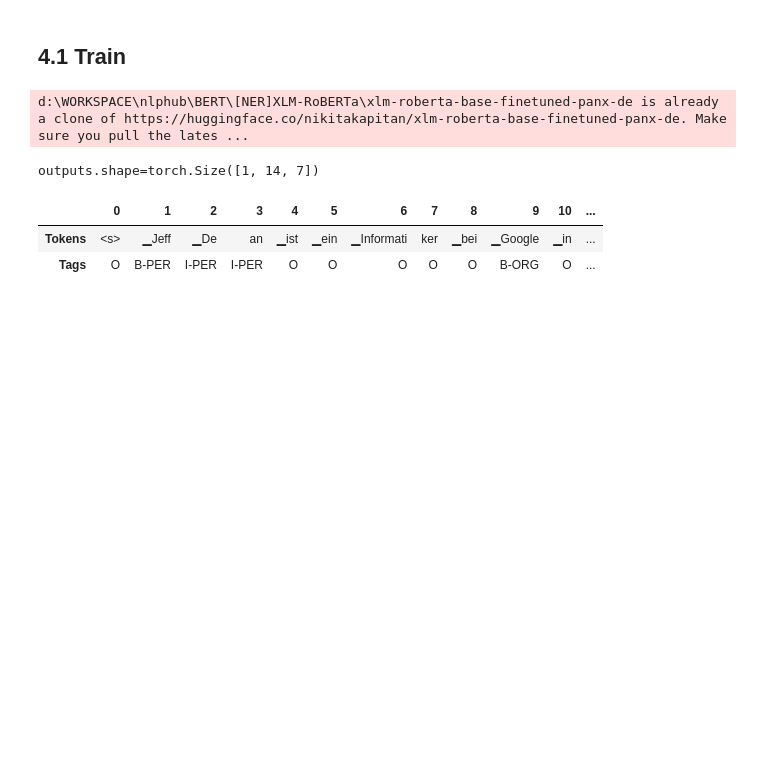
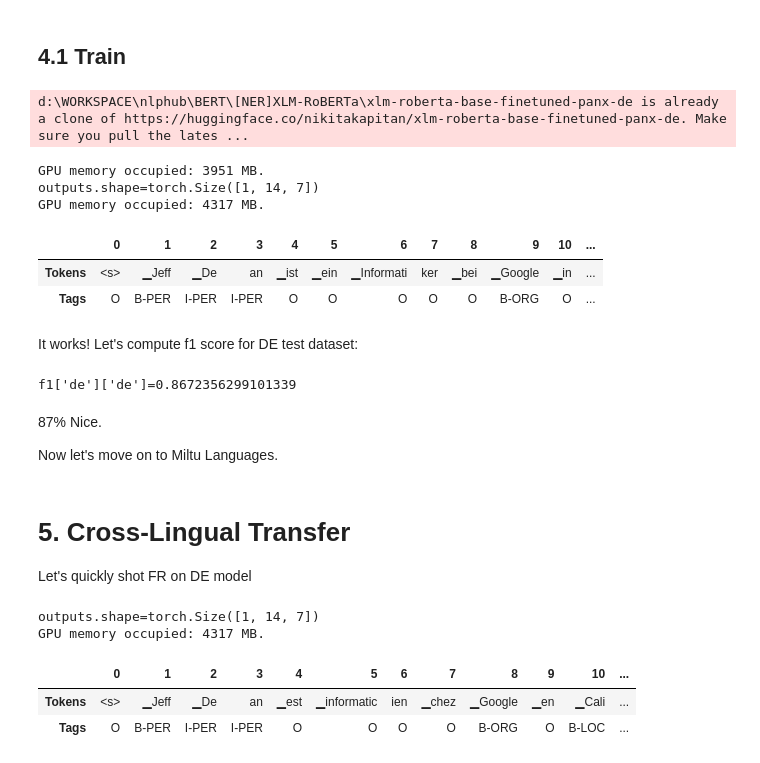
Before and after one commit to nikitakapitan/nlphub, a Jupyter notebook: BERT/[NER]XLM-RoBERTa/ner.ipynb, the cells around one changed output. Cells and saved outputs as stored; diff of their text form; code cells hidden in the pictures; blank space fills up the shorter version.

Commit message:
train FR 250

```diff
--- a/BERT/[NER]XLM-RoBERTa/ner.ipynb
+++ b/BERT/[NER]XLM-RoBERTa/ner.ipynb
@@ -77,5 +80,9 @@ def print_gpu_utilization():
 
 from collections import defaultdict
 from datasets import DatasetDict
+from transformers import Trainer
+
+device = torch.device("cuda")
+DUMMY = False
 # %%
 langs = ["de", "fr", "it", "en"] # CH languages
@@ -221,6 +218,4 @@ GPU memory occupied: 1337 MB.
 # %%
-text = "Jack Sparrow loves New Yourk!"
-
 def tag_text(text, tags, model, tokenizer):
     # text = "Jack Sparrow .."
 
@@ -231,7 +226,8 @@ def tag_text(text, tags, model, tokenizer):
     tokens = tokenizer_output.tokens()
 
     # [0, 217, 37 .. 2]|
-    input_ids = tokenizer_output.input_ids.to(device)
+    input_ids = tokenizer_output.input_ids
+    input_ids = input_ids.to(device)
 
     # [ [0.3, 0.1, 0.6] , [0.4, 0.9, 0.2] , ... [-0.5, 0.1, -0.3] ]
     outputs = model(input_ids)[0] # <- (logits, hidden_state)[0]
@@ -243,6 +239,13 @@ def tag_text(text, tags, model, tokenizer):
     # [O, B-PER, I-PER, I-PER, O, O, B-LOC, I-LOC, O, O]
     preds = [tags.names[p] for p in predictions[0].cpu().numpy()]
 
+    print_gpu_utilization()
     return pd.DataFrame([tokens, preds], index=["Tokens", "Tags"])
 
-tag_text(text, tags, xlmr_model, xlmr_tokenizer)
+if DUMMY:
+    # MyXLMRoBERTaForTokenClassification.from_pretrained(..) is inherited from RobertaPreTrainedModel
+    xlmr_model = MyXLMRoBERTaForTokenClassification.from_pretrained(
+        xlmr_model_name, config=xmlr_config).to(device)
+
+    text = "Jack Sparrow loves New Yourk!"
+    tag_text(text, tags, xlmr_model, xlmr_tokenizer)
@@ -450,8 +453,6 @@ def model_init():
 # %% [markdown]
 ## 4.1 Train
 # %%
-from transformers import Trainer
-
 trainer = Trainer(model_init=model_init,
                   args=training_args,
                   data_collator=data_collator,
@@ -466,16 +467,47 @@ if 'COLAB_GPU' in os.environ:
     trainer.push_to_hub(commit_message="Training completed!")
     trainer.save_model('colab_ner_training') # .save_model("/path/to/save")
 else:
-    model = (MyXLMRoBERTaForTokenClassification
+    trainer.model = (MyXLMRoBERTaForTokenClassification
              .from_pretrained('../../docs/colab_ner_training')
              .to(device))
 
+print_gpu_utilization()
 
 text_de = "Jeff Dean ist ein Informatiker bei Google in Kalifornien"
-tag_text(text_de, tags, model, xlmr_tokenizer)
+tag_text(text_de, tags, trainer.model, xlmr_tokenizer)
 # %% [output]
 d:\WORKSPACE\nlphub\BERT\[NER]XLM-RoBERTa\xlm-roberta-base-finetuned-panx-de is already a clone of https://huggingface.co/nikitakapitan/xlm-roberta-base-finetuned-panx-de. Make sure you pull the lates ...
+GPU memory occupied: 3951 MB.
 outputs.shape=torch.Size([1, 14, 7])
+GPU memory occupied: 4317 MB.
 |  | 0 | 1 | 2 | 3 | 4 | 5 | 6 | 7 | 8 | 9 | 10 | ... |
 | Tokens | <s> | ▁Jeff | ▁De | an | ▁ist | ▁ein | ▁Informati | ker | ▁bei | ▁Google | ▁in | ... |
 | Tags | O | B-PER | I-PER | I-PER | O | O | O | O | O | B-ORG | O | ... |
+# %% [markdown]
+It works! Let's compute f1 score for DE test dataset:
+# %%
+def get_f1(trainer, dataset):
+    return trainer.predict(dataset).metrics["test_f1"]
+
+f1 = defaultdict(dict)
+f1["de"]["de"] = get_f1(trainer, dataset=panx_de_encoded["test"])
+print(f"{f1['de']['de']=}")
+# %% [output]
+f1['de']['de']=0.8672356299101339
+# %% [markdown]
+87% Nice.
+
+Now let's move on to Miltu Languages.
+# %% [markdown]
+# 5. Cross-Lingual Transfer
+
+Let's quickly shot FR on DE model
+# %%
+text_fr = "Jeff Dean est informaticien chez Google en Californie"
+tag_text(text_fr, tags, trainer.model, xlmr_tokenizer)
+# %% [output]
+outputs.shape=torch.Size([1, 14, 7])
+GPU memory occupied: 4317 MB.
+|  | 0 | 1 | 2 | 3 | 4 | 5 | 6 | 7 | 8 | 9 | 10 | ... |
+| Tokens | <s> | ▁Jeff | ▁De | an | ▁est | ▁informatic | ien | ▁chez | ▁Google | ▁en | ▁Cali | ... |
+| Tags | O | B-PER | I-PER | I-PER | O | O | O | O | B-ORG | O | B-LOC | ... |
```
Also changed, not shown: parts of 15 cells of this notebook.
